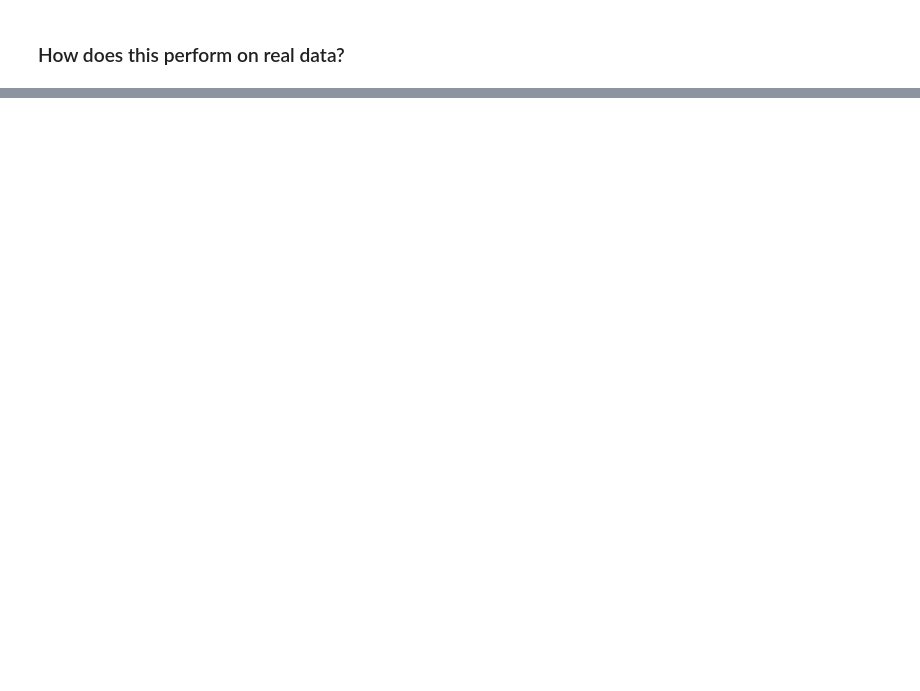
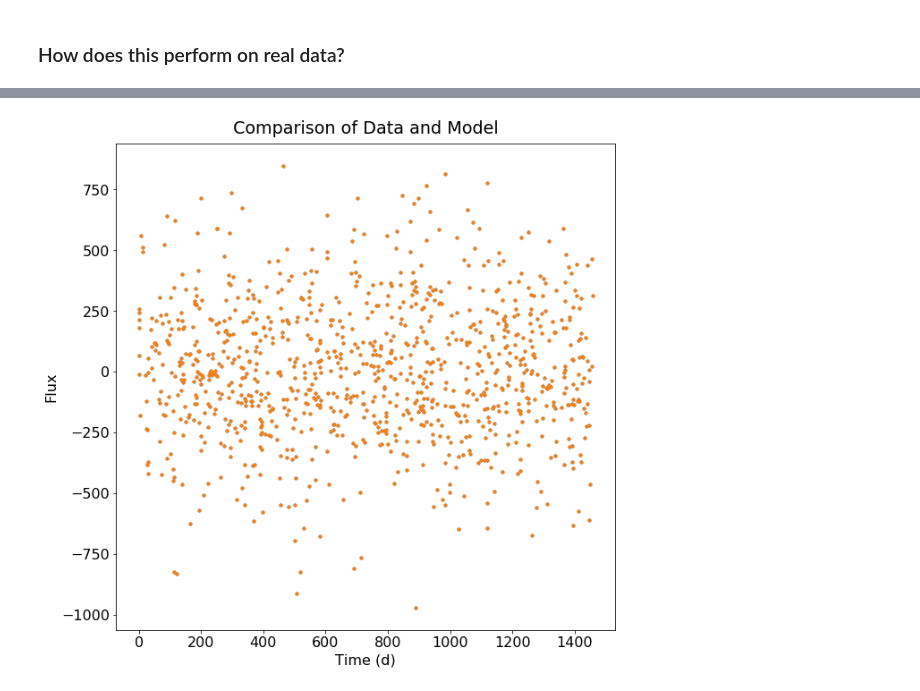
Before and after one commit to benjaminpope/manhattan, a Jupyter notebook: notebooks/basis_pursuit.ipynb, the cells around one changed output, grey strips where cells are left out. Saved outputs shown, nothing was run; the diff lists cells and outputs as text; code cells hidden in the pictures; blank space fills up the shorter version.

```diff
--- a/notebooks/basis_pursuit.ipynb
+++ b/notebooks/basis_pursuit.ipynb
@@ -219,0 +194,8 @@ print period
+# %%
+plt.title("Comparison of Data and Model",y=1.01)
+plt.plot(time,flux,'.')
+plt.plot(time,results['model'],'.')
+plt.xlabel("Time (d)")
+plt.ylabel("Flux");
+# %% [output]
+[figure, added]
```
Also changed, not shown: parts of 26 cells of this notebook, 3 other files.
